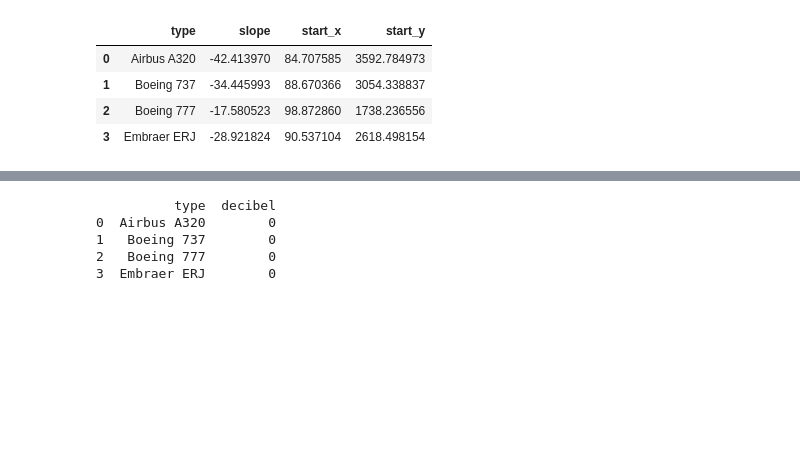
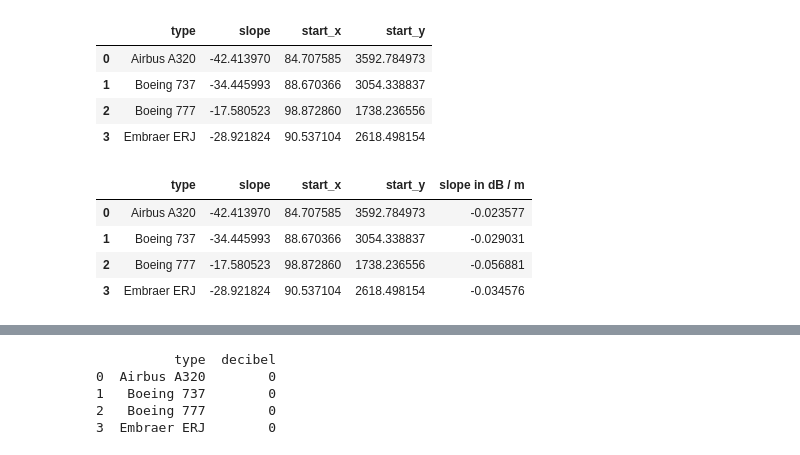
Before and after one commit to Quint-coding/Hackathon-master, a Jupyter notebook: hackaton Coeficcient.ipynb, the cells around one changed output, grey strips where cells are left out. Saved outputs shown, nothing was run; the diff lists cells and outputs as text; code cells hidden in the pictures; blank space fills up the shorter version.

```diff
--- a/hackaton Coeficcient.ipynb
+++ b/hackaton Coeficcient.ipynb
@@ -314,3 +285,13 @@ startpunten_df.head(40)
 | 1 | Boeing 737 | -34.445993 | 88.670366 | 3054.338837 |
 | 2 | Boeing 777 | -17.580523 | 98.872860 | 1738.236556 |
 | 3 | Embraer ERJ | -28.921824 | 90.537104 | 2618.498154 |
+# %%
+startpunten_df['slope in dB / m'] = startpunten_df['slope'] ** -1
+
+startpunten_df.head()
+# %% [output]
+|  | type | slope | start_x | start_y | slope in dB / m |
+| 0 | Airbus A320 | -42.413970 | 84.707585 | 3592.784973 | -0.023577 |
+| 1 | Boeing 737 | -34.445993 | 88.670366 | 3054.338837 | -0.029031 |
+| 2 | Boeing 777 | -17.580523 | 98.872860 | 1738.236556 | -0.056881 |
+| 3 | Embraer ERJ | -28.921824 | 90.537104 | 2618.498154 | -0.034576 |
```
Also changed, not shown: parts of 18 cells of this notebook, 3 other files.
